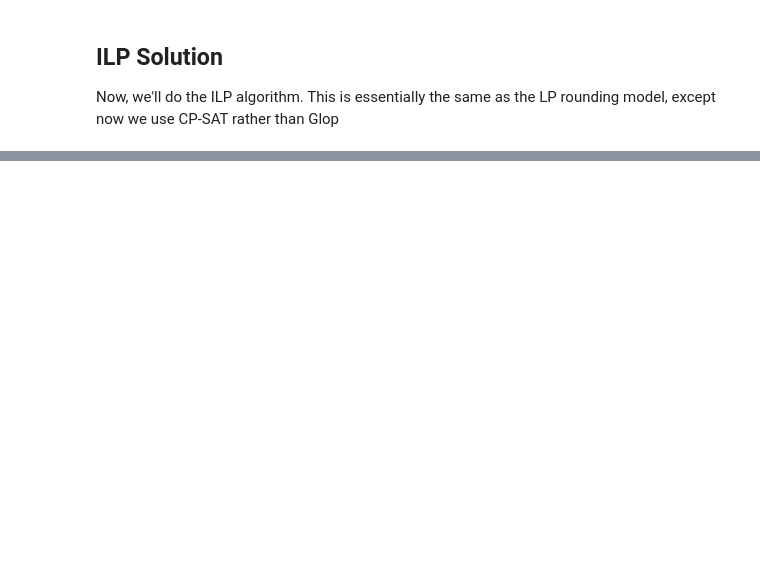
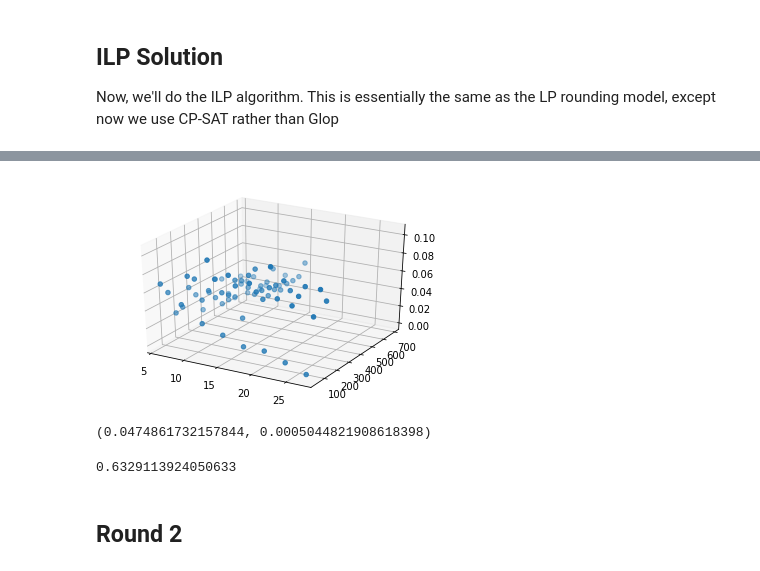
Before and after one commit to subinbean/Randomized-LP-Rounding-ILP, a Jupyter notebook: max_sat/max_sat.ipynb, the cells around one changed output, grey strips where cells are left out. Cells and saved outputs as stored; diff of their text form; code cells hidden in the pictures; blank space fills up the shorter version.

Commit message:
MaxSAT done (added Johnson ratio and k=5); filled in README

```diff
--- a/max_sat/max_sat.ipynb
+++ b/max_sat/max_sat.ipynb
@@ -372,0 +289,4 @@ mean2
+# %%
+myplot(nms1, errors1)
+# %% [output]
+[figure, added]
@@ -372,0 +303,10 @@ mean2
+# %%
+get_mean_var(errors1)
+# %% [output]
+(0.0474861732157844, 0.0005044821908618398)
+# %%
+johnsonRatio1
+# %% [output]
+0.6329113924050633
+# %% [markdown]
+## Round 2
```
Also changed, not shown: parts of 52 cells of this notebook, 1 other file.
